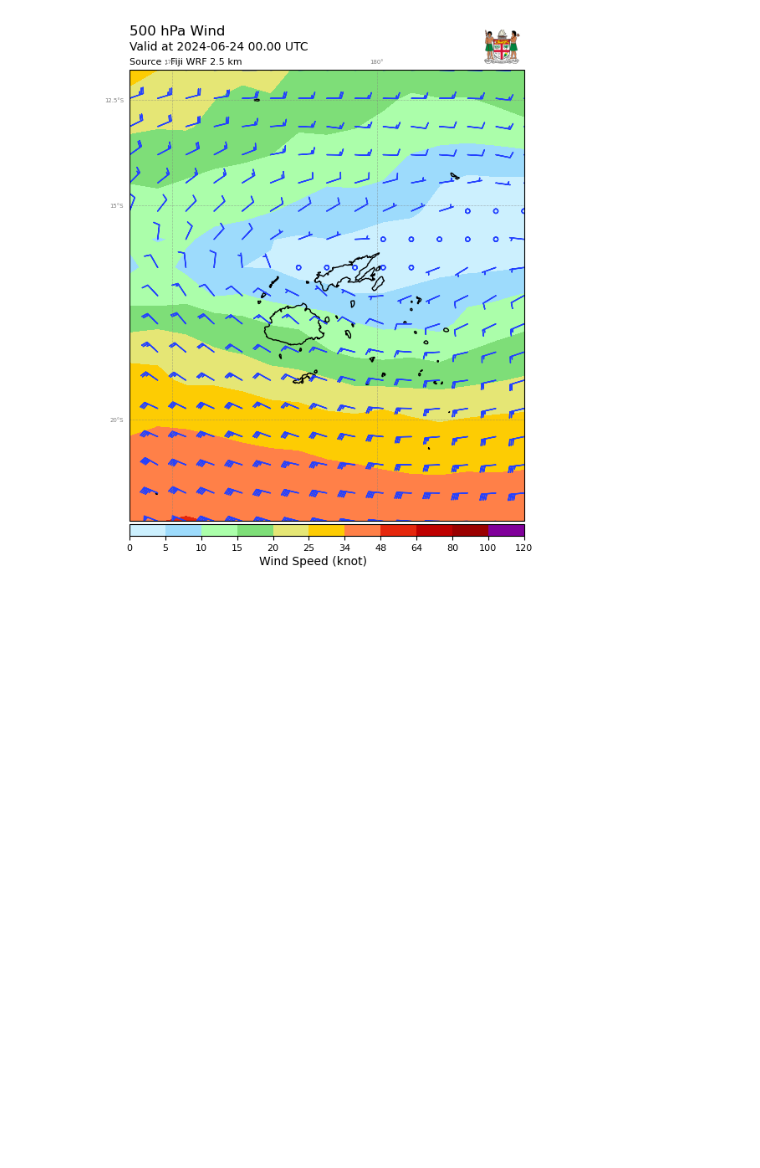
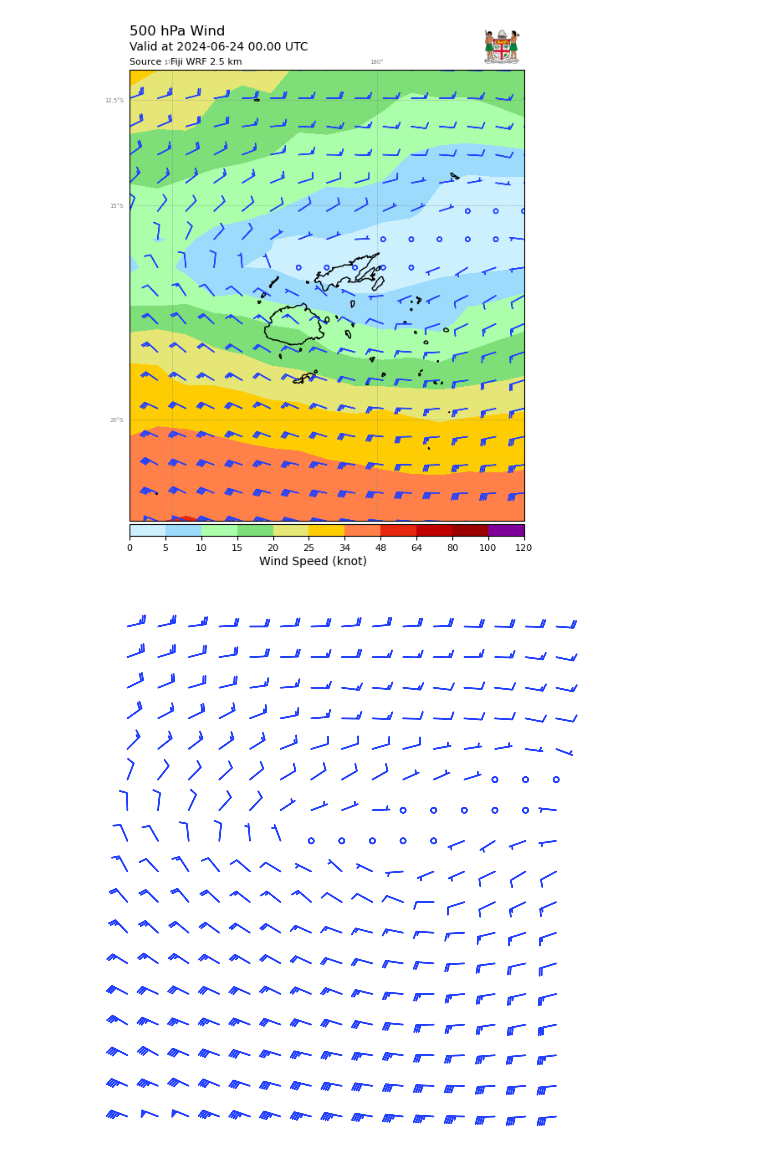
Before and after one commit to achmadrifani/fiji-training-2024, a Jupyter notebook: notebooks/day_07/06_Plotting_wind_barb_wrf.ipynb, the cells around one changed output. Saved outputs shown, nothing was run; the diff lists cells and outputs as text; code cells hidden in the pictures; blank space fills up the shorter version.

```diff
--- a/notebooks/day_07/06_Plotting_wind_barb_wrf.ipynb
+++ b/notebooks/day_07/06_Plotting_wind_barb_wrf.ipynb
@@ -130,3 +135,11 @@ gl.xlocator = FixedLocator([165, 170, 175, 180, -175, -170, -165, -160, -155])
 gl.ylocator = FixedLocator([-35, -30, -25, -20, -15, -12.5, -10, -7.5, -5])
 # %% [output]
 [figure]
+# %%
+fig, ax = plt.subplots(1, 1, figsize=(13, 7), subplot_kw={'projection': cart_proj})
+# Plot wind barbs
+ax.barbs(lons, lats, u_500, v_500, length=5, barbcolor='#2341ff', flip_barb= flip_barb, transform=ccrs.PlateCarree(), zorder=2)
+ax.set_axis_off()
+plt.savefig('D:/Projects/fiji-training-2024/wind_barb.png',bbox_inches='tight', pad_inches=0, transparent=True,dpi=300)
+# %% [output]
+[figure, added]
```
Also changed, not shown: parts of 1 cell of this notebook, 8 other files.
